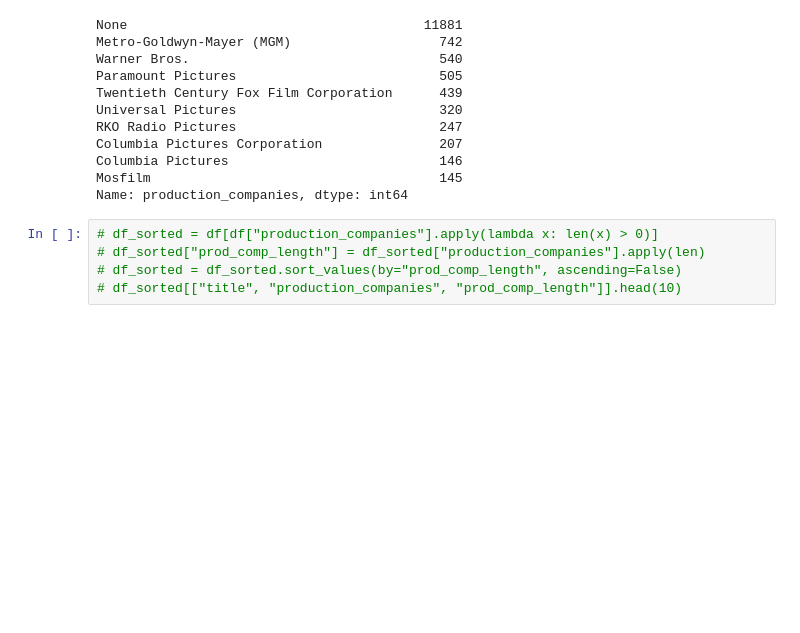
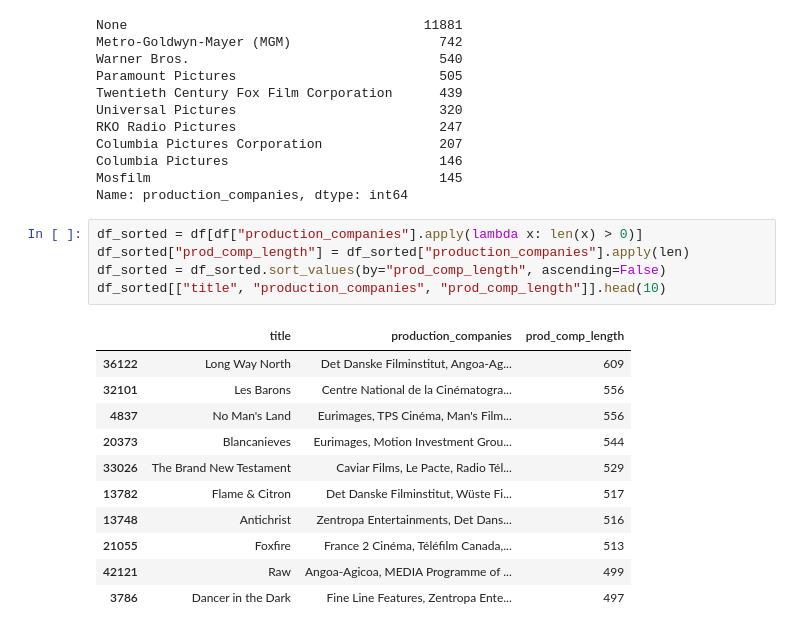
Before and after one commit to SanAntonik/MRS, a Jupyter notebook: analyze.ipynb, the cells around one changed output. Cells and saved outputs as stored; diff of their text form; blank space fills up the shorter version.

Commit message:
Find out longest list of production companies and their str len

```diff
--- a/analyze.ipynb
+++ b/analyze.ipynb
@@ -386,7 +386,19 @@ Columbia Pictures                           146
 Mosfilm                                     145
 Name: production_companies, dtype: int64
 # %%
-# df_sorted = df[df["production_companies"].apply(lambda x: len(x) > 0)]
-# df_sorted["prod_comp_length"] = df_sorted["production_companies"].apply(len)
-# df_sorted = df_sorted.sort_values(by="prod_comp_length", ascending=False)
-# df_sorted[["title", "production_companies", "prod_comp_length"]].head(10)
+df_sorted = df[df["production_companies"].apply(lambda x: len(x) > 0)]
+df_sorted["prod_comp_length"] = df_sorted["production_companies"].apply(len)
+df_sorted = df_sorted.sort_values(by="prod_comp_length", ascending=False)
+df_sorted[["title", "production_companies", "prod_comp_length"]].head(10)
+# %% [output]
+|  | title | production_companies | prod_comp_length |
+| 36122 | Long Way North | Det Danske Filminstitut, Angoa-Ag... | 609 |
+| 32101 | Les Barons | Centre National de la Cinématogra... | 556 |
+| 4837 | No Man's Land | Eurimages, TPS Cinéma, Man's Film... | 556 |
+| 20373 | Blancanieves | Eurimages, Motion Investment Grou... | 544 |
+| 33026 | The Brand New Testament | Caviar Films, Le Pacte, Radio Tél... | 529 |
+| 13782 | Flame & Citron | Det Danske Filminstitut, Wüste Fi... | 517 |
+| 13748 | Antichrist | Zentropa Entertainments, Det Dans... | 516 |
+| 21055 | Foxfire | France 2 Cinéma, Téléfilm Canada,... | 513 |
+| 42121 | Raw | Angoa-Agicoa, MEDIA Programme of ... | 499 |
+| 3786 | Dancer in the Dark | Fine Line Features, Zentropa Ente... | 497 |
```
Also changed, not shown: parts of 2 cells of this notebook.
